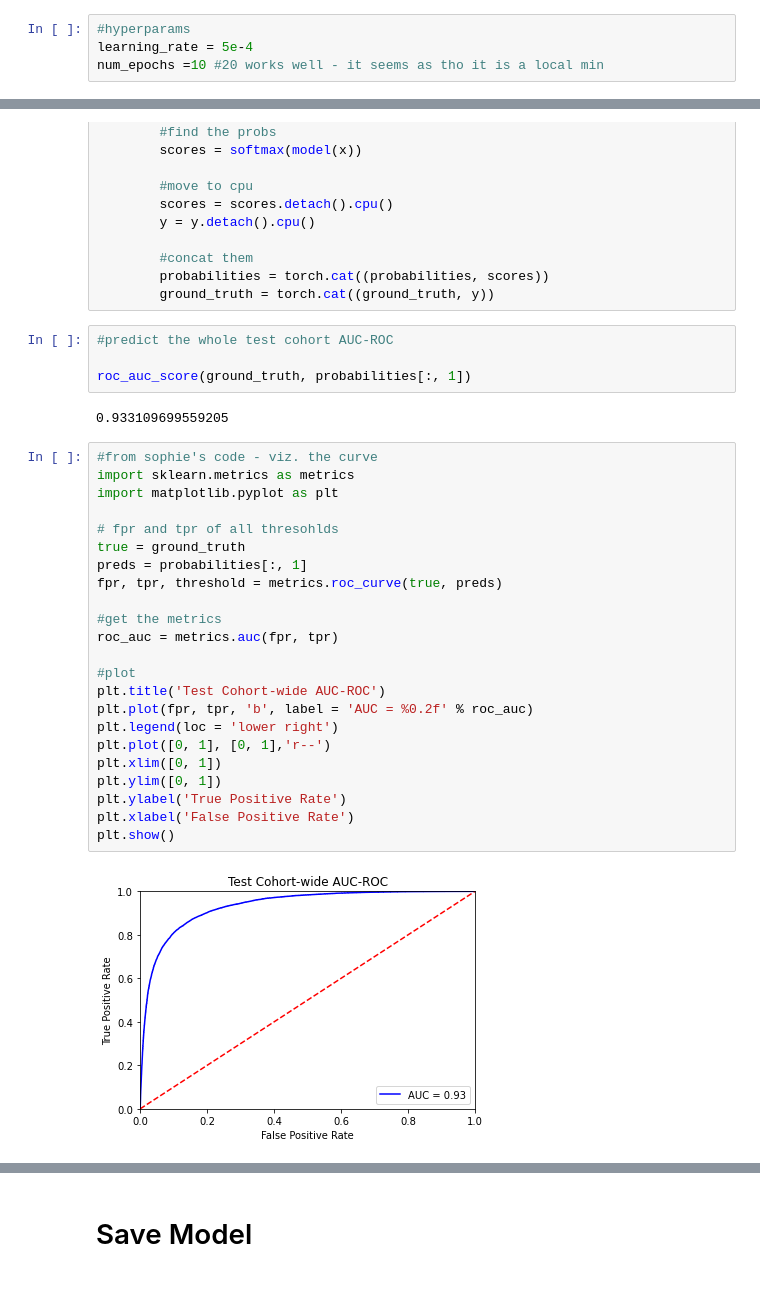
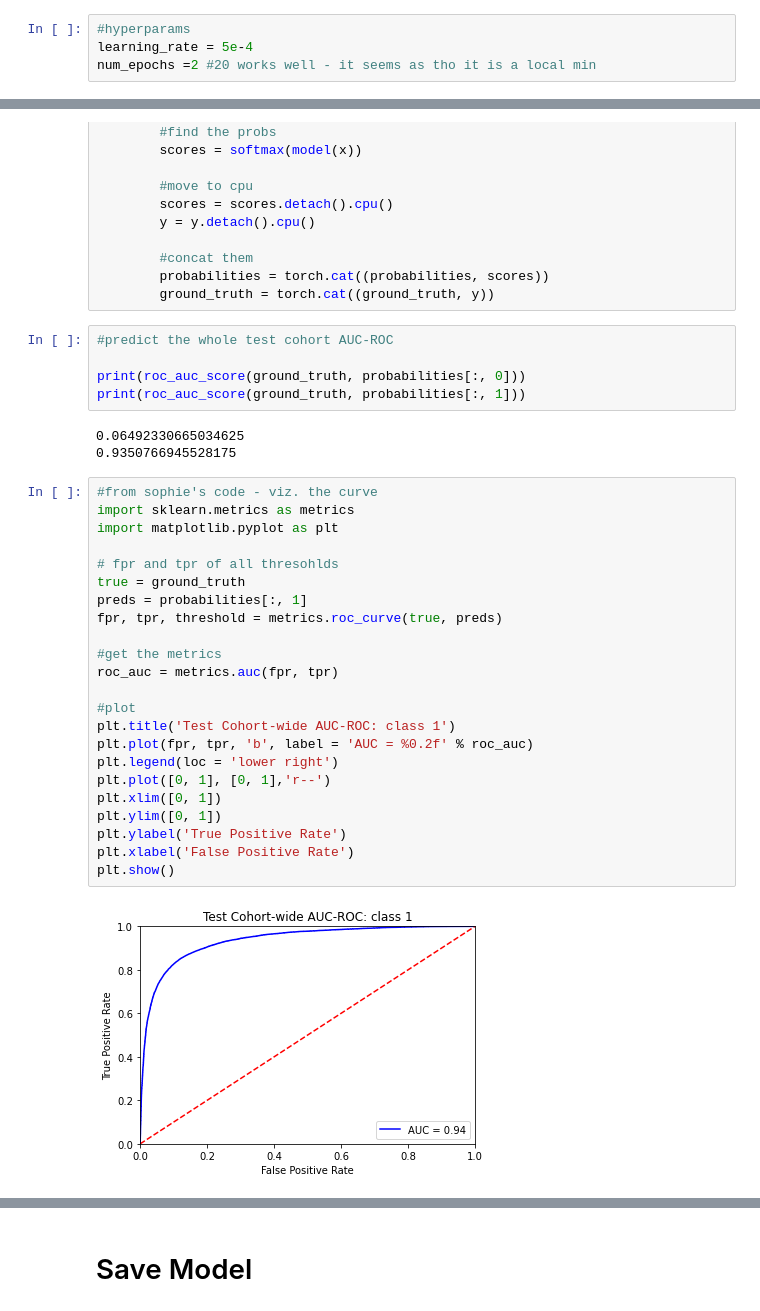
Before and after one commit to soapy-py/SCC-Tumor-Detection, a Jupyter notebook: Gokul_files/Models/ResNet.ipynb, the cells around one changed output, grey strips where cells are left out. Drawn from its saved outputs; the diff is of its cells as text.

```diff
--- a/Gokul_files/Models/ResNet.ipynb
+++ b/Gokul_files/Models/ResNet.ipynb
@@ -389,6 +369,6 @@ def check_accuracy(loader, model):
 # %%
 #hyperparams
 learning_rate = 5e-4
-num_epochs =10 #20 works well - it seems as tho it is a local min
+num_epochs =2 #20 works well - it seems as tho it is a local min
 # %%
 scaler = torch.cuda.amp.GradScaler()
@@ -509,31 +479,33 @@ with torch.no_grad():
 # %%
 #predict the whole test cohort AUC-ROC
 
-roc_auc_score(ground_truth, probabilities[:, 1])
+print(roc_auc_score(ground_truth, probabilities[:, 0]))
+print(roc_auc_score(ground_truth, probabilities[:, 1]))
 # %% [output]
-0.933109699559205
+0.06492330665034625
+0.9350766945528175
 # %%
 #from sophie's code - viz. the curve
 import sklearn.metrics as metrics
 import matplotlib.pyplot as plt
 
 # fpr and tpr of all thresohlds
 true = ground_truth
 preds = probabilities[:, 1]
 fpr, tpr, threshold = metrics.roc_curve(true, preds)
 
 #get the metrics
 roc_auc = metrics.auc(fpr, tpr)
 
 #plot
-plt.title('Test Cohort-wide AUC-ROC')
+plt.title('Test Cohort-wide AUC-ROC: class 1')
 plt.plot(fpr, tpr, 'b', label = 'AUC = %0.2f' % roc_auc)
 plt.legend(loc = 'lower right')
 plt.plot([0, 1], [0, 1],'r--')
 plt.xlim([0, 1])
 plt.ylim([0, 1])
 plt.ylabel('True Positive Rate')
 plt.xlabel('False Positive Rate')
 plt.show()
 # %% [output]
-[figure, old version]
+[figure, new version]
```
Also changed, not shown: parts of 6 cells of this notebook.
